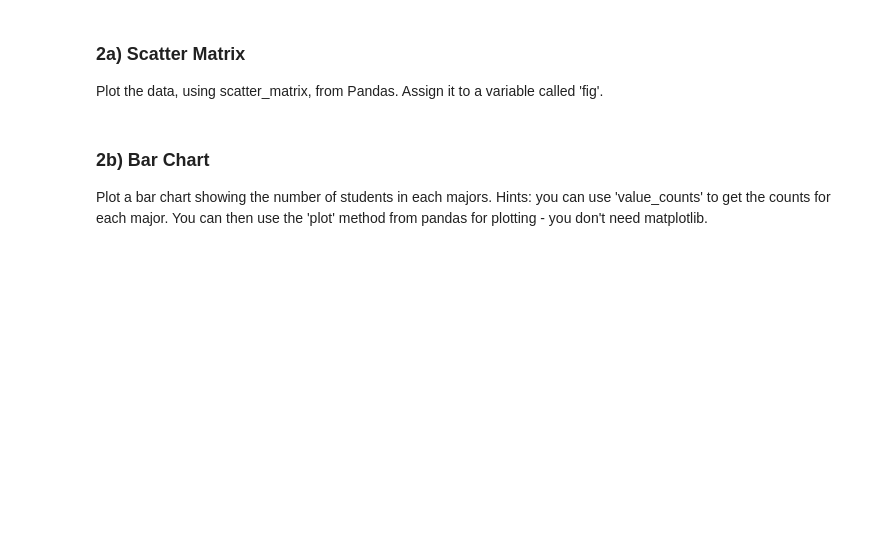
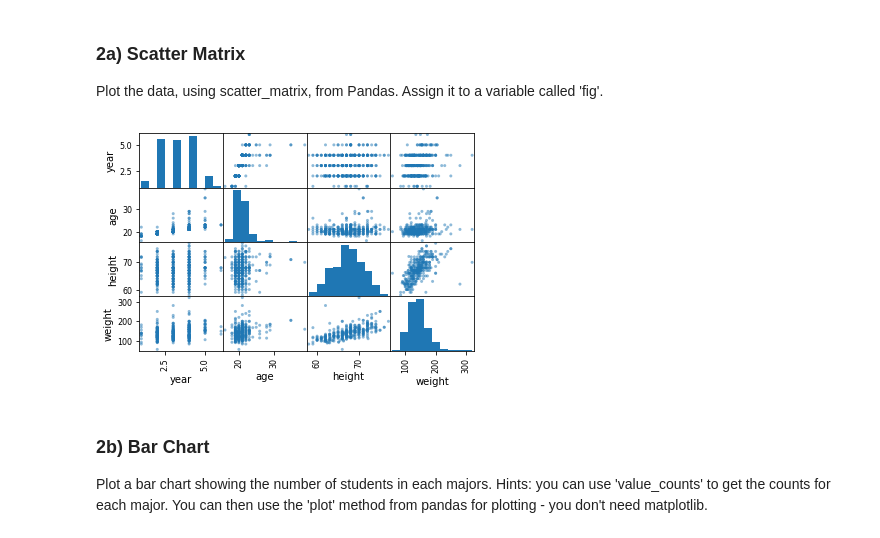
Before and after one commit to escalonajonah/Assignments, a Jupyter notebook: A4/A4_DataAnalysis.ipynb, the cells around one changed output. Cells and saved outputs as stored; diff of their text form; code cells hidden in the pictures; blank space fills up the shorter version.

```diff
--- a/A4/A4_DataAnalysis.ipynb
+++ b/A4/A4_DataAnalysis.ipynb
@@ -566,3 +559,27 @@ NotImplementedError:
+# %%
+def standardize_weight(weight):
+
+    weight = weight.lower()
+    weight = weight.strip()
+
+    weight = weight.replace('lbs', '')
+    weight = weight.replace('lb', '')
+    weight = weight.replace('pounds', '')
+
+    if 'kg' in weight:
+        weight = weight.replace('kg', '')
+        weight = int(weight)
+        weight = weight * 2
+        weight = str(weight)
+
+    weight = weight.strip()
+
+    if weight.isnumeric():
+        out = int(weight)
+    else:
+        out = np.nan
+
+    return out
 # %%
 assert standardize_weight('34 lbs') == 34
 assert standardize_weight('101 kg') == 202
@@ -576,3 +590,5 @@ raise NotImplementedError()
+# %%
+df["weight"] = df["weight"].apply(standardize_weight)
 # %%
 assert df["weight"].unique().shape == (83,)
 # %% [markdown]
@@ -741,3 +795,7 @@ raise NotImplementedError()
+# %%
+fig = pd.plotting.scatter_matrix(df)
+# %% [output]
+[figure, added]
 # %%
 assert np.all(fig)
 # %% [markdown]
```
Also changed, not shown: parts of 61 cells of this notebook.
